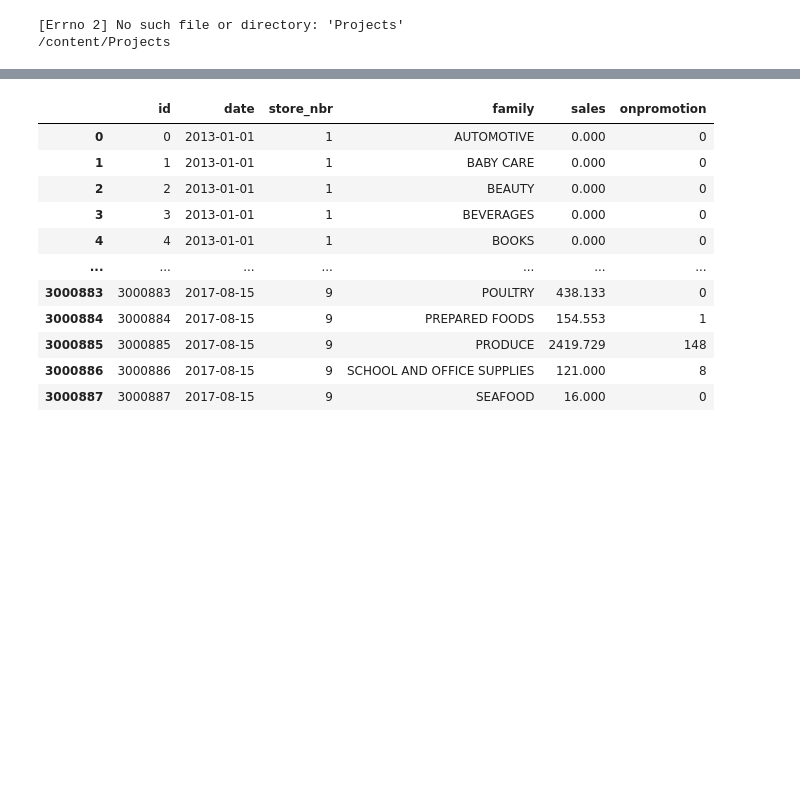
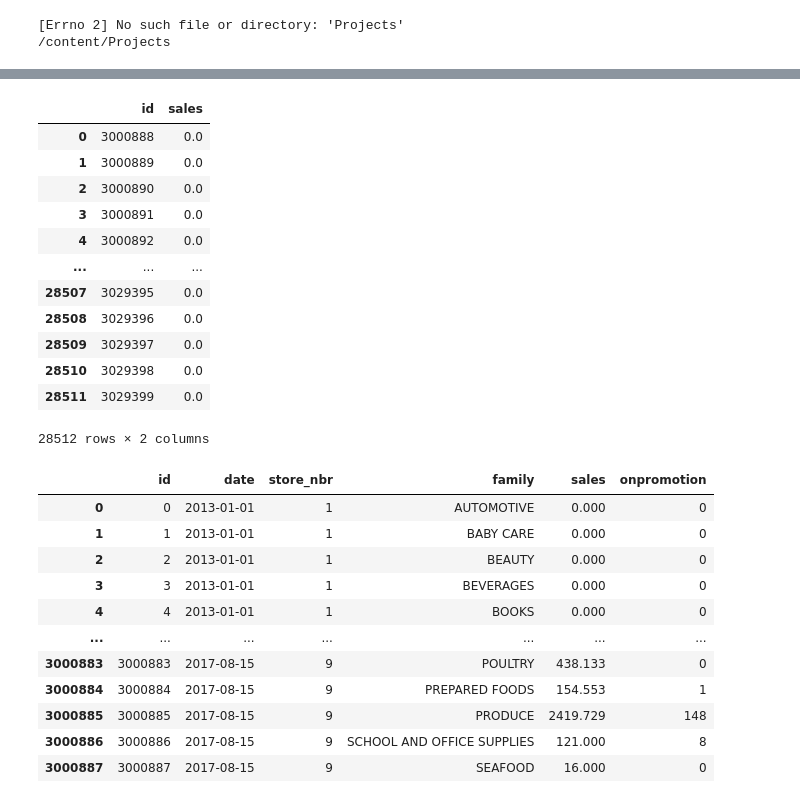
Before and after one commit to kamyczuram/Projects, a Jupyter notebook: Store_Sales_Arima_Sarima/Store_Sales_Arima_Sarima.ipynb, the cells around one changed output, grey strips where cells are left out. Saved outputs shown, nothing was run; the diff lists cells and outputs as text; code cells hidden in the pictures; blank space fills up the shorter version.

```diff
--- a/Store_Sales_Arima_Sarima/Store_Sales_Arima_Sarima.ipynb
+++ b/Store_Sales_Arima_Sarima/Store_Sales_Arima_Sarima.ipynb
@@ -19,6 +20,7 @@ df_oil = pd.read_csv('Data/store_sales/oil.csv')
 df_holiday = pd.read_csv('Data/store_sales/holidays_events.csv')
 df_stores = pd.read_csv('Data/store_sales/stores.csv')
 df_transactions = pd.read_csv('Data/store_sales/transactions.csv')
+sample = pd.read_csv('Data/store_sales/sample_submission.csv')
 # %% [output]
 [Errno 2] No such file or directory: 'Projects'
 /content/Projects
@@ -25,3 +44,19 @@ df_transactions = pd.read_csv('Data/store_sales/transactions.csv')
+# %%
+sample
+# %% [output]
+|  | id | sales |
+| 0 | 3000888 | 0.0 |
+| 1 | 3000889 | 0.0 |
+| 2 | 3000890 | 0.0 |
+| 3 | 3000891 | 0.0 |
+| 4 | 3000892 | 0.0 |
+| ... | ... | ... |
+| 28507 | 3029395 | 0.0 |
+| 28508 | 3029396 | 0.0 |
+| 28509 | 3029397 | 0.0 |
+| 28510 | 3029398 | 0.0 |
+| 28511 | 3029399 | 0.0 |
+28512 rows × 2 columns
 # %%
 df
 # %% [output]
```
Also changed, not shown: parts of 7 cells of this notebook.
